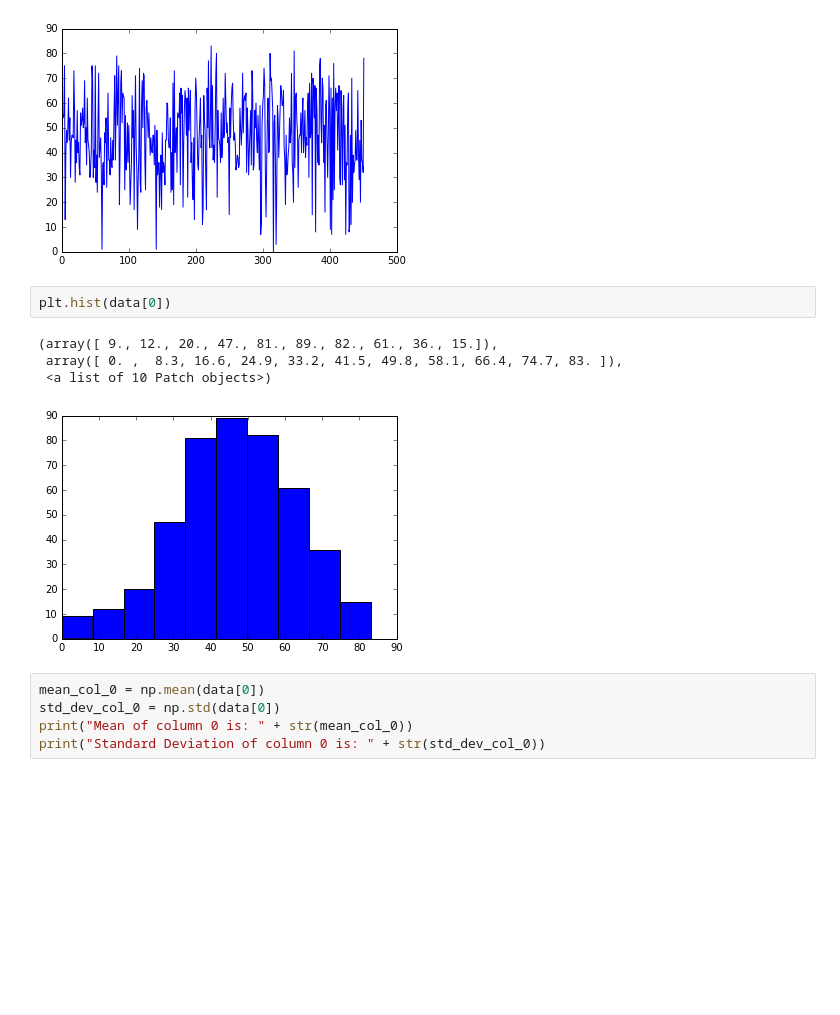
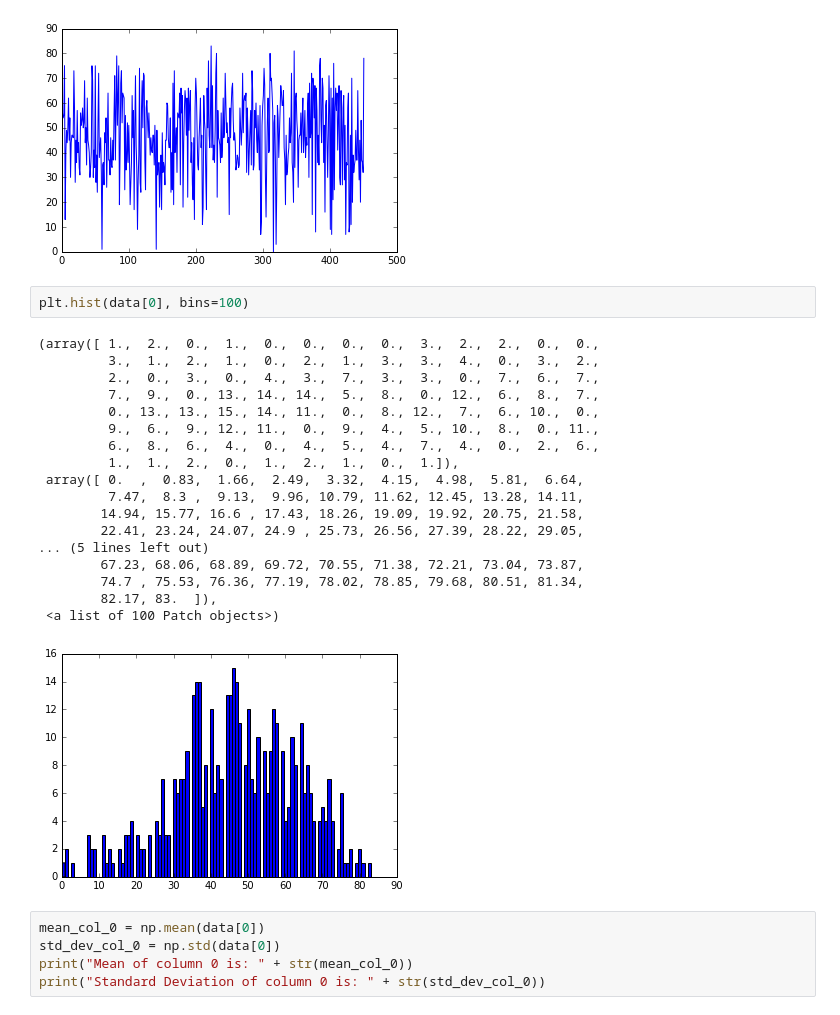
Before and after one commit to danieldiamont/DataScienceLab, a Jupyter notebook: Lab_1_dd28977.ipynb, the cells around one changed output. Cells and saved outputs as stored; diff of their text form; blank space fills up the shorter version.

```diff
--- a/Lab_1_dd28977.ipynb
+++ b/Lab_1_dd28977.ipynb
@@ -173,12 +174,26 @@ plt.plot(data[0])
 [<matplotlib.lines.Line2D at 0x...>]
 [figure]
 # %%
-plt.hist(data[0])
+plt.hist(data[0], bins=100)
 # %% [output]
-(array([ 9., 12., 20., 47., 81., 89., 82., 61., 36., 15.]),
- array([ 0. ,  8.3, 16.6, 24.9, 33.2, 41.5, 49.8, 58.1, 66.4, 74.7, 83. ]),
- <a list of 10 Patch objects>)
+(array([ 1.,  2.,  0.,  1.,  0.,  0.,  0.,  0.,  3.,  2.,  2.,  0.,  0.,
+         3.,  1.,  2.,  1.,  0.,  2.,  1.,  3.,  3.,  4.,  0.,  3.,  2.,
+         2.,  0.,  3.,  0.,  4.,  3.,  7.,  3.,  3.,  0.,  7.,  6.,  7.,
+         7.,  9.,  0., 13., 14., 14.,  5.,  8.,  0., 12.,  6.,  8.,  7.,
+         0., 13., 13., 15., 14., 11.,  0.,  8., 12.,  7.,  6., 10.,  0.,
+         9.,  6.,  9., 12., 11.,  0.,  9.,  4.,  5., 10.,  8.,  0., 11.,
+         6.,  8.,  6.,  4.,  0.,  4.,  5.,  4.,  7.,  4.,  0.,  2.,  6.,
+         1.,  1.,  2.,  0.,  1.,  2.,  1.,  0.,  1.]),
+ array([ 0.  ,  0.83,  1.66,  2.49,  3.32,  4.15,  4.98,  5.81,  6.64,
+         7.47,  8.3 ,  9.13,  9.96, 10.79, 11.62, 12.45, 13.28, 14.11,
+        14.94, 15.77, 16.6 , 17.43, 18.26, 19.09, 19.92, 20.75, 21.58,
+        22.41, 23.24, 24.07, 24.9 , 25.73, 26.56, 27.39, 28.22, 29.05,
+... (5 lines left out)
+        67.23, 68.06, 68.89, 69.72, 70.55, 71.38, 72.21, 73.04, 73.87,
+        74.7 , 75.53, 76.36, 77.19, 78.02, 78.85, 79.68, 80.51, 81.34,
+        82.17, 83.  ]),
+ <a list of 100 Patch objects>)
-[figure, old version]
+[figure, new version]
 # %%
 mean_col_0 = np.mean(data[0])
 std_dev_col_0 = np.std(data[0])
```
Also changed, not shown: parts of 8 cells of this notebook, 2 other files.
